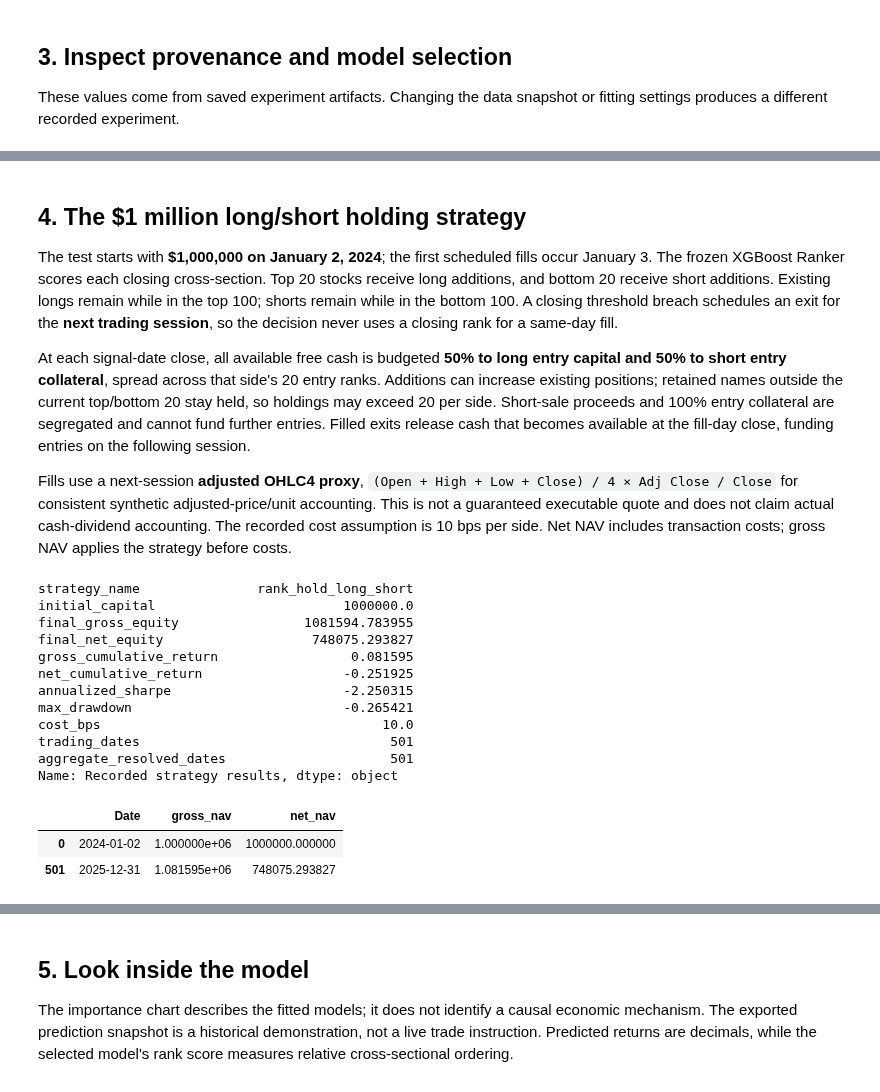
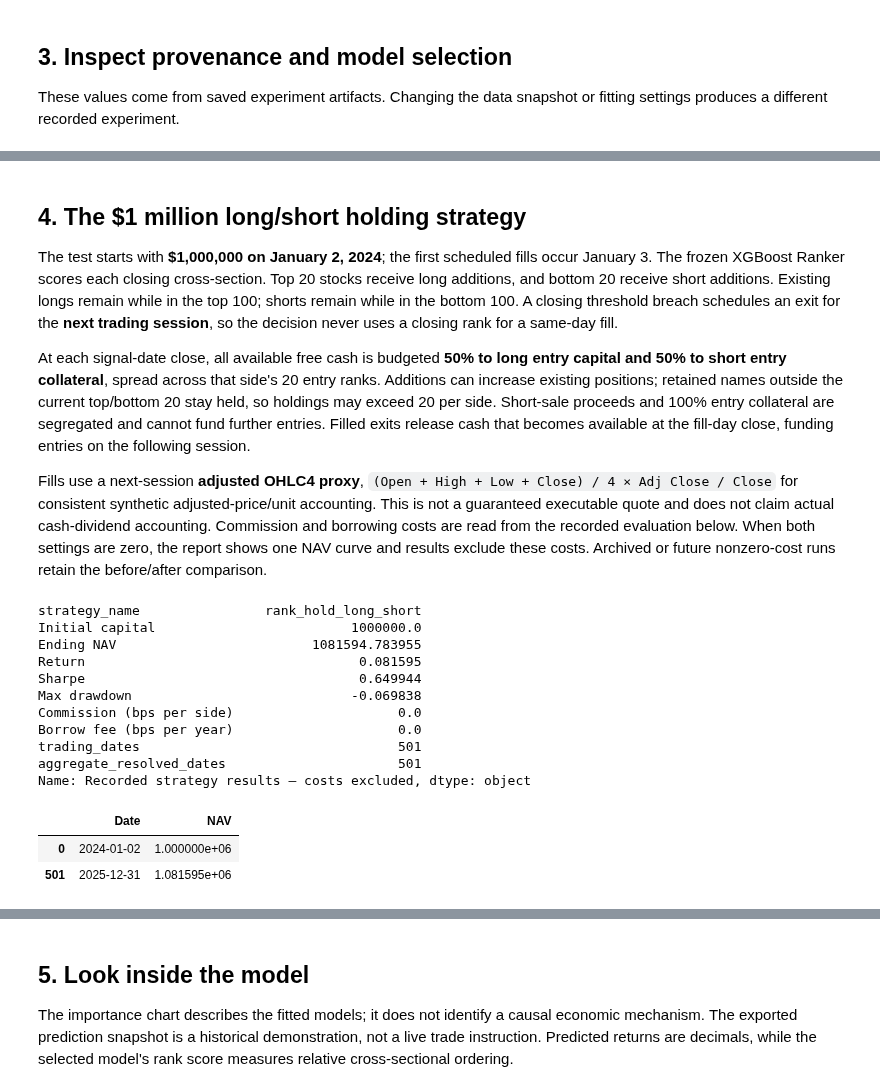
Before and after one commit to Simon666Z/financial-engineering-club-fall26, a Jupyter notebook: notebooks/SimonResearch_Showcase.ipynb, the cells around one changed output, grey strips where cells are left out. Saved outputs shown, nothing was run; the diff lists cells and outputs as text; code cells hidden in the pictures.

Commit message:
Show strategy without costs

```diff
--- a/notebooks/SimonResearch_Showcase.ipynb
+++ b/notebooks/SimonResearch_Showcase.ipynb
@@ -120,35 +120,52 @@ The test starts with **$1,000,000 on January 2, 2024**; the first scheduled fill
 
 At each signal-date close, all available free cash is budgeted **50% to long entry capital and 50% to short entry collateral**, spread across that side's 20 entry ranks. Additions can increase existing positions; retained names outside the current top/bottom 20 stay held, so holdings may exceed 20 per side. Short-sale proceeds and 100% entry collateral are segregated and cannot fund further entries. Filled exits release cash that becomes available at the fill-day close, funding entries on the following session.
 
-Fills use a next-session **adjusted OHLC4 proxy**, `(Open + High + Low + Close) / 4 × Adj Close / Close` for consistent synthetic adjusted-price/unit accounting. This is not a guaranteed executable quote and does not claim actual cash-dividend accounting. The recorded cost assumption is 10 bps per side. Net NAV includes transaction costs; gross NAV applies the strategy before costs.
+Fills use a next-session **adjusted OHLC4 proxy**, `(Open + High + Low + Close) / 4 × Adj Close / Close` for consistent synthetic adjusted-price/unit accounting. This is not a guaranteed executable quote and does not claim actual cash-dividend accounting. Commission and borrowing costs are read from the recorded evaluation below. When both settings are zero, the report shows one NAV curve and results exclude these costs. Archived or future nonzero-cost runs retain the before/after comparison.
 # %%
+from src.reporting.showcase import costs_are_zero
+
 evaluation = summary.get("evaluation", {})
-result_fields = ["strategy_name", "initial_capital", "final_gross_equity", "final_net_equity",
-                 "gross_cumulative_return", "net_cumulative_return", "annualized_sharpe",
-                 "max_drawdown", "cost_bps", "trading_dates", "aggregate_resolved_dates"]
-display(pd.Series({key: evaluation[key] for key in result_fields if key in evaluation},
-                  name="Recorded strategy results"))
-nav_columns = [key for key in ["Date", "gross_nav", "net_nav"] if key in daily]
+cost_free = costs_are_zero(evaluation)
+result_fields = ["strategy_name", "initial_capital", "final_net_equity",
+                 "net_cumulative_return", "annualized_sharpe", "max_drawdown",
+                 "cost_bps", "annual_borrow_bps", "trading_dates", "aggregate_resolved_dates"]
+if not cost_free:
+    result_fields[2:2] = ["final_gross_equity", "gross_cumulative_return"]
+labels = {
+    "initial_capital": "Initial capital",
+    "final_net_equity": "Ending NAV" if cost_free else "Ending NAV after costs",
+    "final_gross_equity": "Ending NAV before costs",
+    "net_cumulative_return": "Return" if cost_free else "Net return",
+    "gross_cumulative_return": "Gross return",
+    "annualized_sharpe": "Sharpe" if cost_free else "Net Sharpe",
+    "max_drawdown": "Max drawdown",
+    "cost_bps": "Commission (bps per side)",
+    "annual_borrow_bps": "Borrow fee (bps per year)",
+}
+display(pd.Series({labels.get(key, key): evaluation[key] for key in result_fields if key in evaluation},
+                  name="Recorded strategy results — costs excluded" if cost_free else "Recorded strategy results"))
+nav_columns = [key for key in ["Date", "net_nav"] if key in daily] if cost_free else [
+    key for key in ["Date", "gross_nav", "net_nav"] if key in daily]
 if {"gross_nav", "net_nav"}.issubset(daily.columns):
-    display(daily[nav_columns].iloc[[0, -1]])
+    endpoints = daily[nav_columns].iloc[[0, -1]]
+    display(endpoints.rename(columns={"net_nav": "NAV"}) if cost_free else endpoints)
 else:
     print("These artifacts use the archived intraday strategy; rerun the updated strategy command.")
 # %% [output]
-strategy_name               rank_hold_long_short
-initial_capital                        1000000.0
-final_gross_equity                1081594.783955
-final_net_equity                   748075.293827
-gross_cumulative_return                 0.081595
-net_cumulative_return                  -0.251925
-annualized_sharpe                      -2.250315
-max_drawdown                           -0.265421
-cost_bps                                    10.0
-trading_dates                                501
-aggregate_resolved_dates                     501
-Name: Recorded strategy results, dtype: object
+strategy_name                rank_hold_long_short
+Initial capital                         1000000.0
+Ending NAV                         1081594.783955
+Return                                   0.081595
+Sharpe                                   0.649944
+Max drawdown                            -0.069838
+Commission (bps per side)                     0.0
+Borrow fee (bps per year)                     0.0
+trading_dates                                 501
+aggregate_resolved_dates                      501
+Name: Recorded strategy results — costs excluded, dtype: object
-|  | Date | gross_nav | net_nav |
-| 0 | 2024-01-02 | 1.000000e+06 | 1000000.000000 |
-| 501 | 2025-12-31 | 1.081595e+06 | 748075.293827 |
+|  | Date | NAV |
+| 0 | 2024-01-02 | 1.000000e+06 |
+| 501 | 2025-12-31 | 1.081595e+06 |
 # %%
 def show_figure(name):
     path = REPORT_DIR / "figures" / f"{name}.svg"
```
Also changed, not shown: parts of 3 cells of this notebook, 24 other files.
